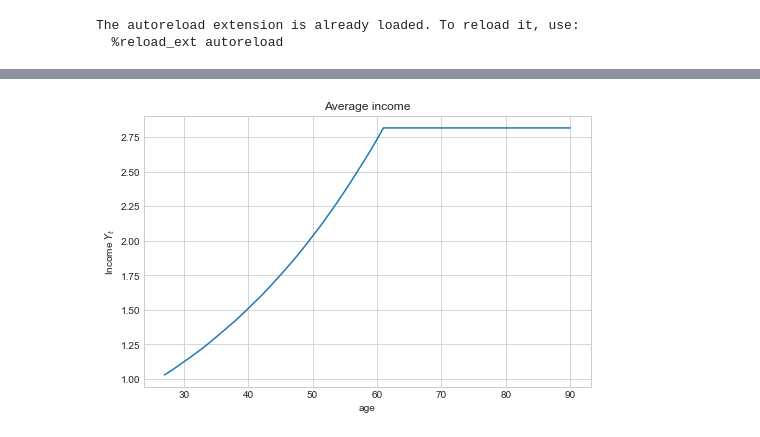
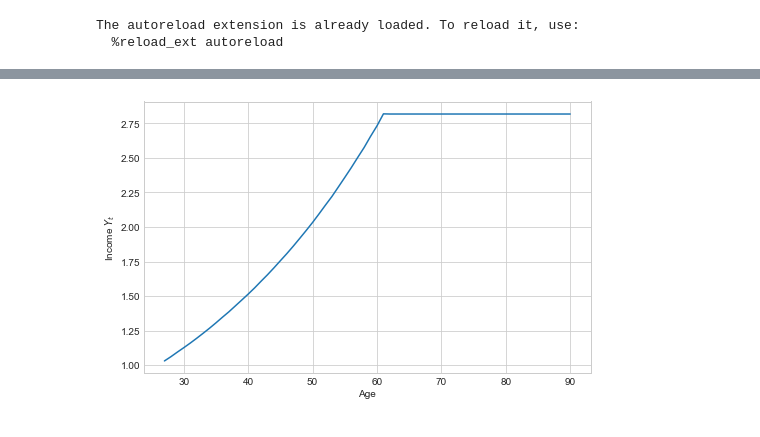
Before and after one commit to emilblicher/DP2021, a Jupyter notebook: Model w VFI/Sims.ipynb, the cells around one changed output, grey strips where cells are left out. Cells and saved outputs as stored; diff of their text form; code cells hidden in the pictures.

```diff
--- a/Model w VFI/Sims.ipynb
+++ b/Model w VFI/Sims.ipynb
@@ -45,2 +47,3 @@ plot_solution(sol,par,34,1)
 # %%
-sim = model.simulate(par,sol,0)
+par.simN = 100000
+sim = model.simulate(par,sol)
@@ -47,10 +52,11 @@ sim = model.simulate(par,sol,0)
 # %%
 fig = plt.figure(figsize=(8,5))
 ax = fig.add_subplot(1,1,1)
 ax.plot(np.arange(par.simT)+par.age_min+1,np.mean(sim.Y,1))
-ax.set_xlabel(f"age")
+ax.set_xlabel(f"Age")
 ax.set_ylabel(f"Income $Y_t$")
-ax.set_title(f'Average income')
+#ax.set_title(f'Average income')
+plt.savefig(f'{fig_path}/Income.pdf', bbox_inches = 'tight')
 plt.show()
 # %% [output]
-[figure, old version]
+[figure, new version]
```
Also changed, not shown: parts of 20 cells of this notebook, 6 other files.
